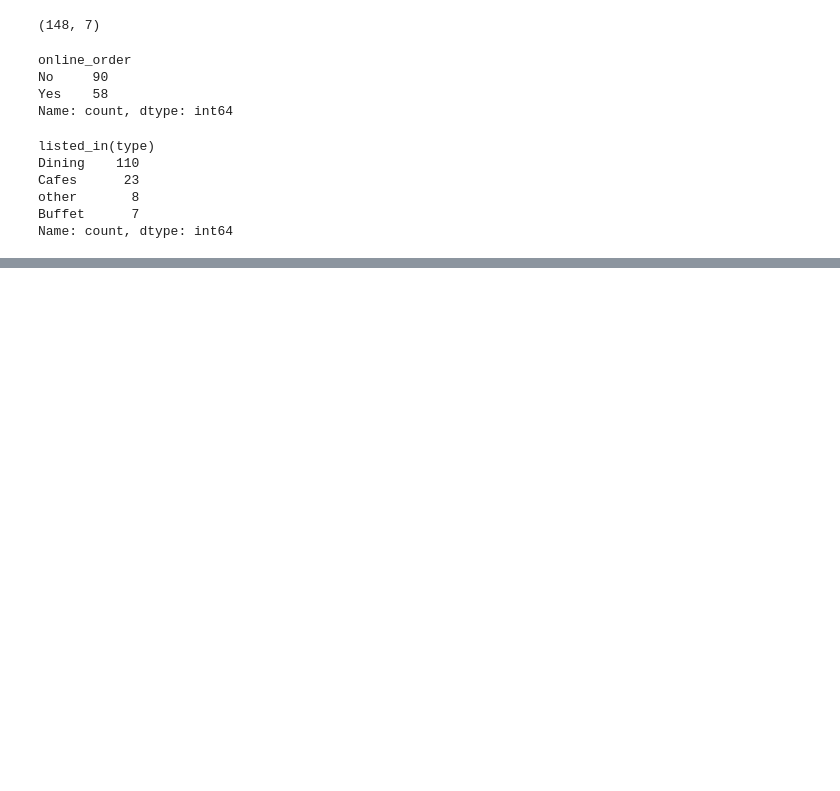
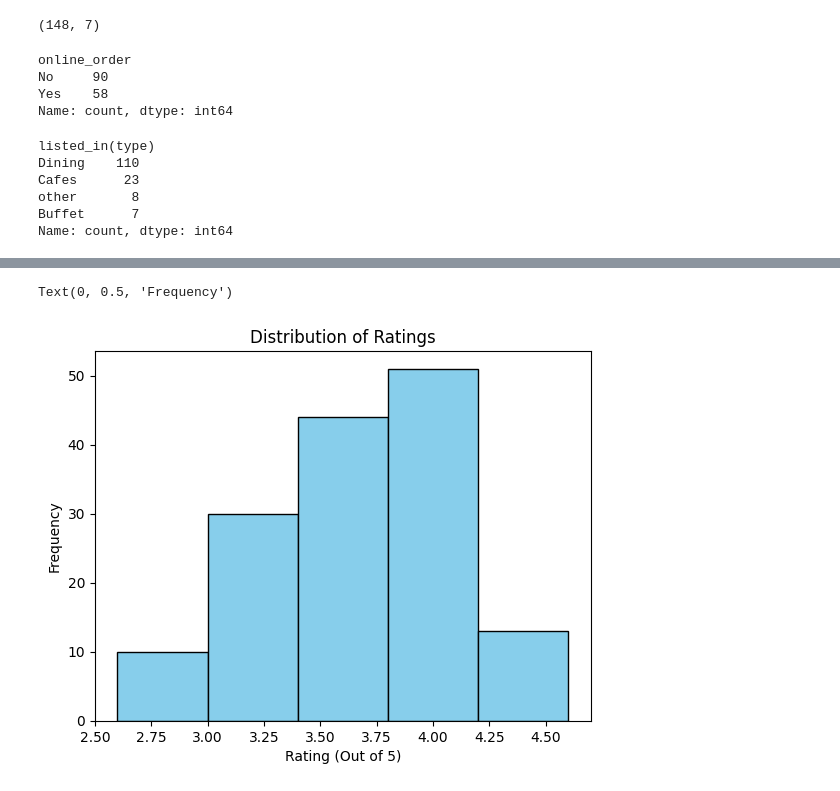
Before and after one commit to arpit-purohit01/Zomato, a Jupyter notebook: Data Processing/zomato.ipynb, the cells around one changed output, grey strips where cells are left out. Drawn from its saved outputs; the diff is of its cells as text; code cells hidden in the pictures; blank space fills up the shorter version.

```diff
--- a/Data Processing/zomato.ipynb
+++ b/Data Processing/zomato.ipynb
@@ -88,0 +123,21 @@ sns.countplot(x = data['listed_in(type)'])
+# %%
+import numpy as np
+def clean_rate(value):
+    if str(value).lower() in ['new', '-', 'nan']:
+        return np.nan
+    else:
+        value = str(value).split('/')[0]
+        return float(value)
+
+data['rate_cleaned'] = data['rate'].apply(clean_rate)
+
+clean_data = data.dropna(subset=['rate_cleaned'])
+# %%
+# 4. Now plot the histogram!
+plt.hist(clean_data['rate_cleaned'], bins=5, color='skyblue', edgecolor='black')
+plt.title('Distribution of Ratings')
+plt.xlabel('Rating (Out of 5)')
+plt.ylabel('Frequency')
+# %% [output]
+Text(0, 0.5, 'Frequency')
+[figure, added]
```
Also changed, not shown: parts of 16 cells of this notebook.
